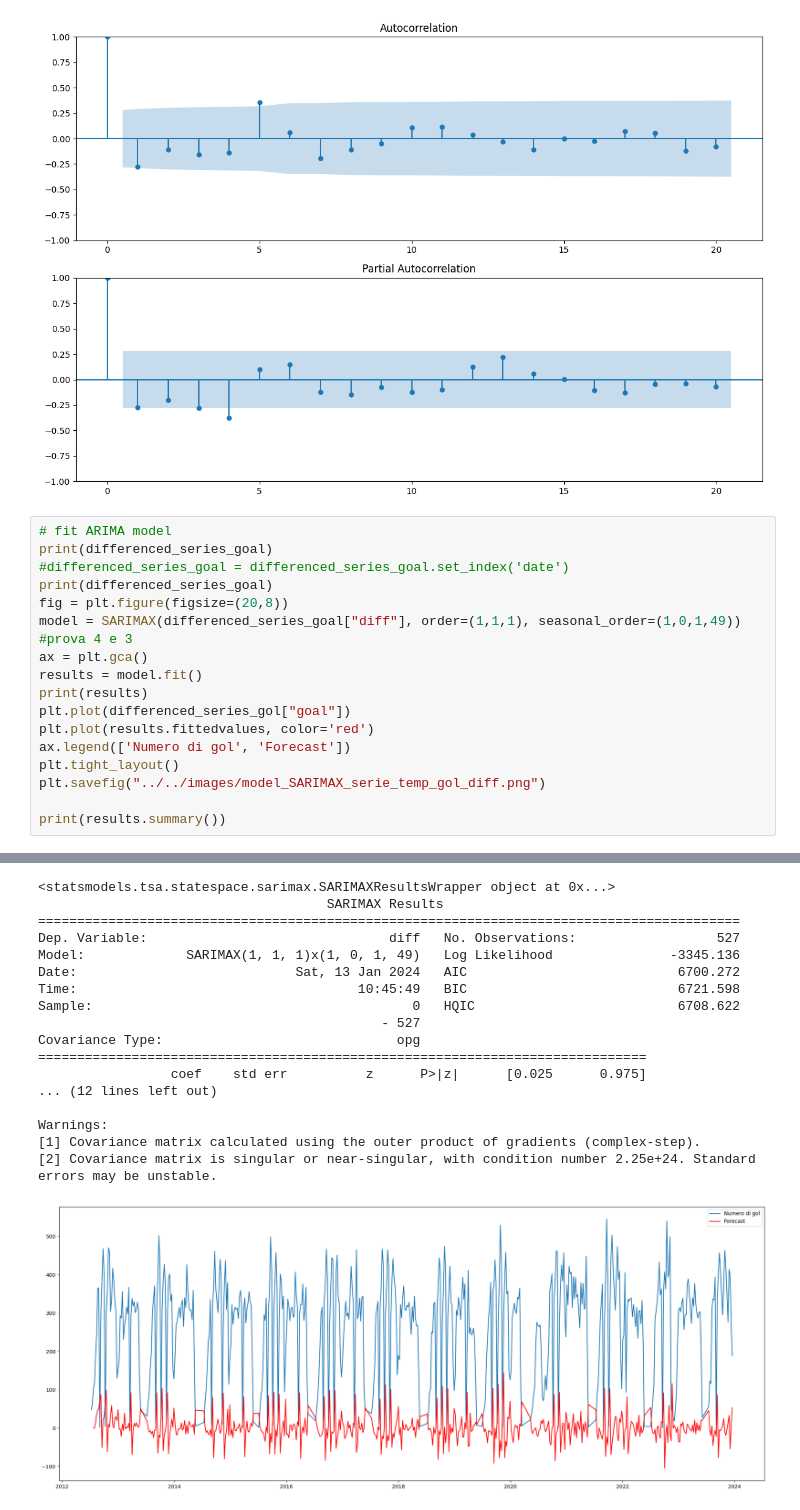
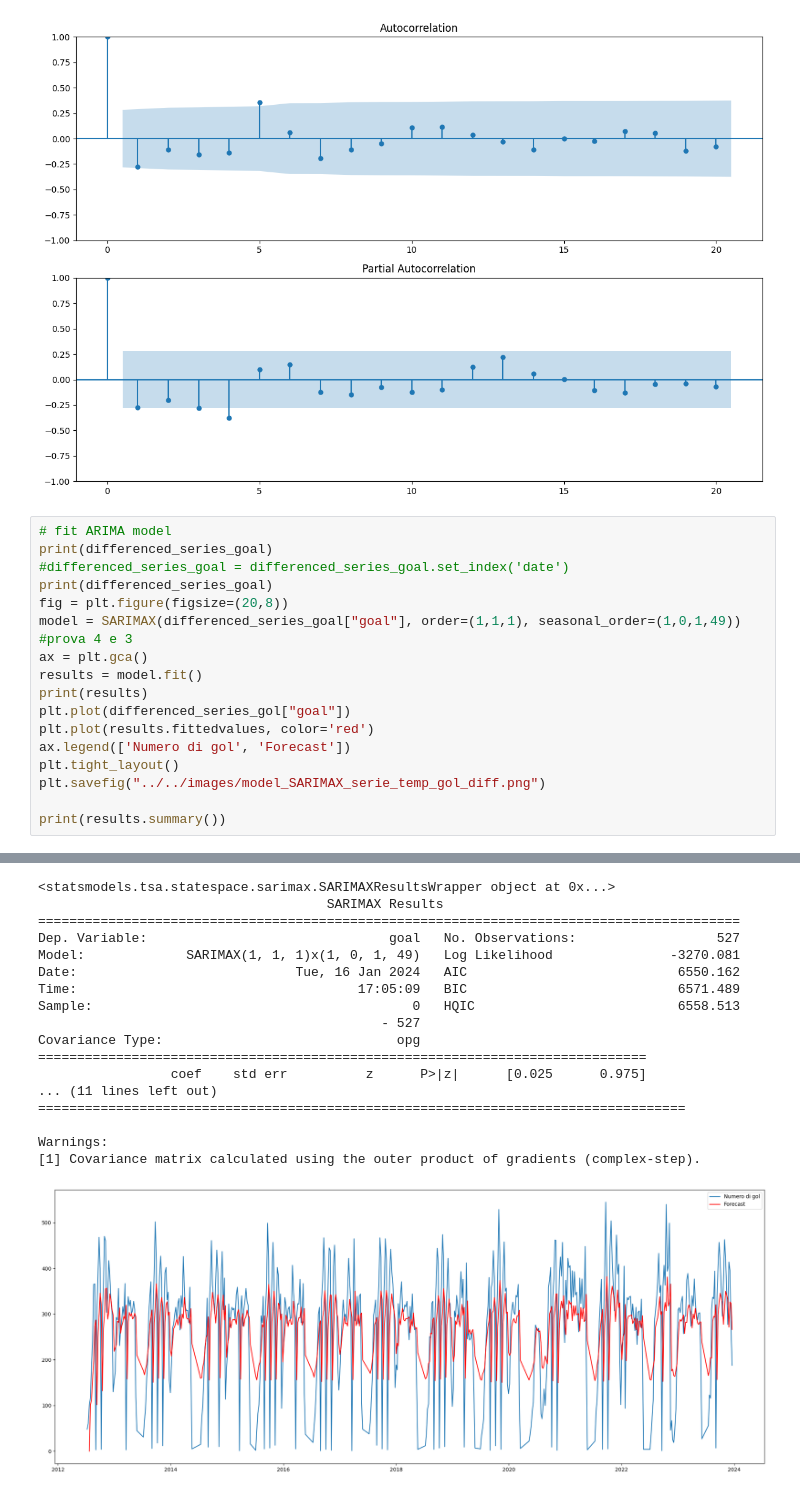
Before and after one commit to MikDR/DataScience-Python, a Jupyter notebook: codice/serie_temp/serie_tem_prova.ipynb, the cells around one changed output, grey strips where cells are left out. Cells and saved outputs as stored; diff of their text form.

Commit message:
Modifiche serie temporali

```diff
--- a/codice/serie_temp/serie_tem_prova.ipynb
+++ b/codice/serie_temp/serie_tem_prova.ipynb
@@ -504,7 +506,7 @@ print(differenced_series_goal)
 #differenced_series_goal = differenced_series_goal.set_index('date')
 print(differenced_series_goal)
 fig = plt.figure(figsize=(20,8))
-model = SARIMAX(differenced_series_goal["diff"], order=(1,1,1), seasonal_order=(1,0,1,49)) #prova 4 e 3
+model = SARIMAX(differenced_series_goal["goal"], order=(1,1,1), seasonal_order=(1,0,1,49)) #prova 4 e 3
 ax = plt.gca()
 results = model.fit()
 print(results)
@@ -516,40 +518,40 @@ plt.savefig("../../images/model_SARIMAX_serie_temp_gol_diff.png")
 
 print(results.summary())
 # %% [output]
             goal  goal_lag  goal_lag2   diff
 date
 2012-07-23   102      61.0       48.0    NaN
 2012-07-30   116     102.0       61.0   14.0
 2012-08-06   189     116.0      102.0   73.0
 2012-08-13   242     189.0      116.0   53.0
 2012-08-20   365     242.0      189.0  123.0
 ...          ...       ...        ...    ...
 2023-11-20   277     420.0      463.0 -143.0
 2023-11-27   414     277.0      420.0  137.0
 2023-12-04   395     414.0      277.0  -19.0
 2023-12-11   266     395.0      414.0 -129.0
 ... (14 lines left out)
 2023-12-11   266     395.0      414.0 -129.0
 2023-12-18   188     266.0      395.0  -78.0
 
 [527 rows x 4 columns]
 <statsmodels.tsa.statespace.sarimax.SARIMAXResultsWrapper object at 0x...>
                                      SARIMAX Results
 ==========================================================================================
-Dep. Variable:                               diff   No. Observations:                  527
-Model:             SARIMAX(1, 1, 1)x(1, 0, 1, 49)   Log Likelihood               -3345.136
-Date:                            Sat, 13 Jan 2024   AIC                           6700.272
-Time:                                    10:45:49   BIC                           6721.598
-Sample:                                         0   HQIC                          6708.622
+Dep. Variable:                               goal   No. Observations:                  527
+Model:             SARIMAX(1, 1, 1)x(1, 0, 1, 49)   Log Likelihood               -3270.081
+Date:                            Tue, 16 Jan 2024   AIC                           6550.162
+Time:                                    17:05:09   BIC                           6571.489
+Sample:                                         0   HQIC                          6558.513
                                             - 527
 Covariance Type:                              opg
 ==============================================================================
                  coef    std err          z      P>|z|      [0.025      0.975]
-... (12 lines left out)
+... (11 lines left out)
+===================================================================================
 
 Warnings:
 [1] Covariance matrix calculated using the outer product of gradients (complex-step).
-[2] Covariance matrix is singular or near-singular, with condition number 2.25e+24. Standard errors may be unstable.
-[figure, old version]
+[figure, new version]
 # %%
 fig = plt.figure(figsize=(20,8))
```
Also changed, not shown: parts of 4 cells of this notebook, 1 other file.
